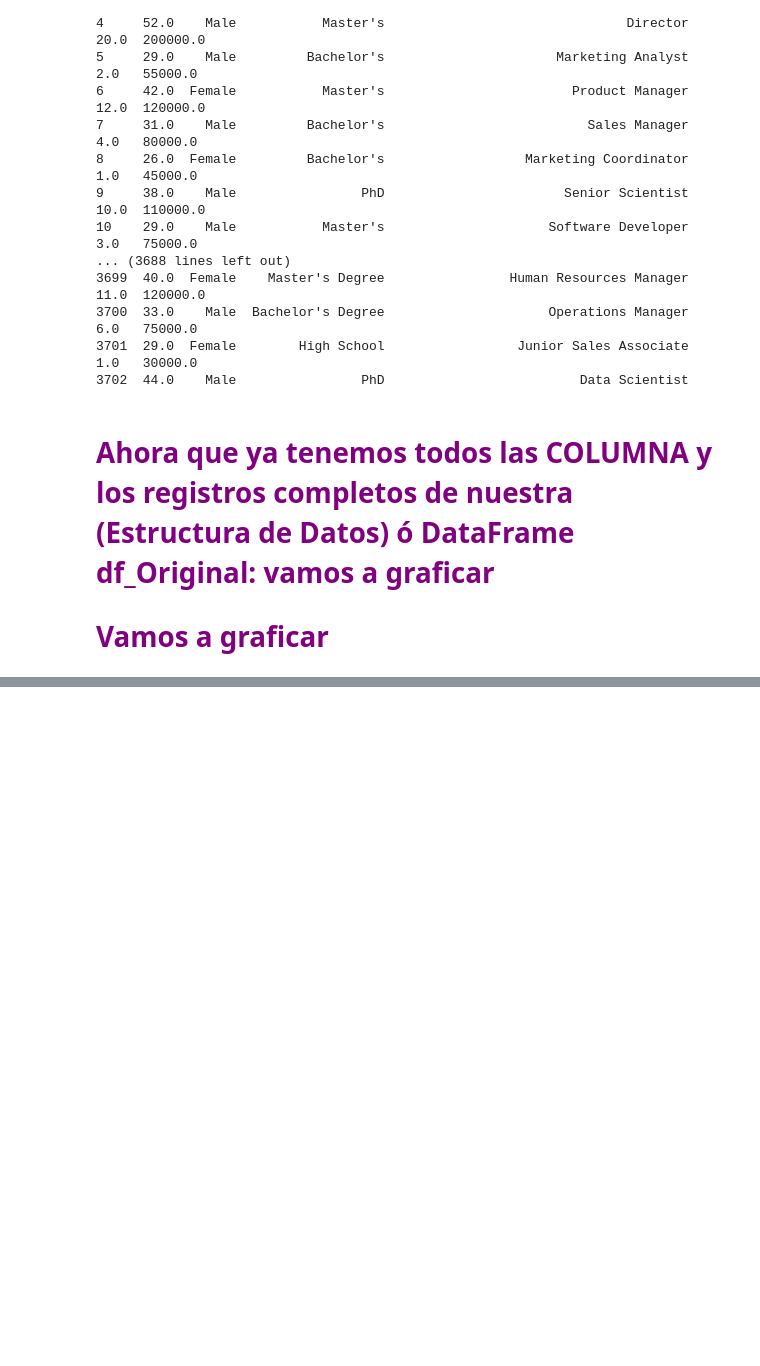
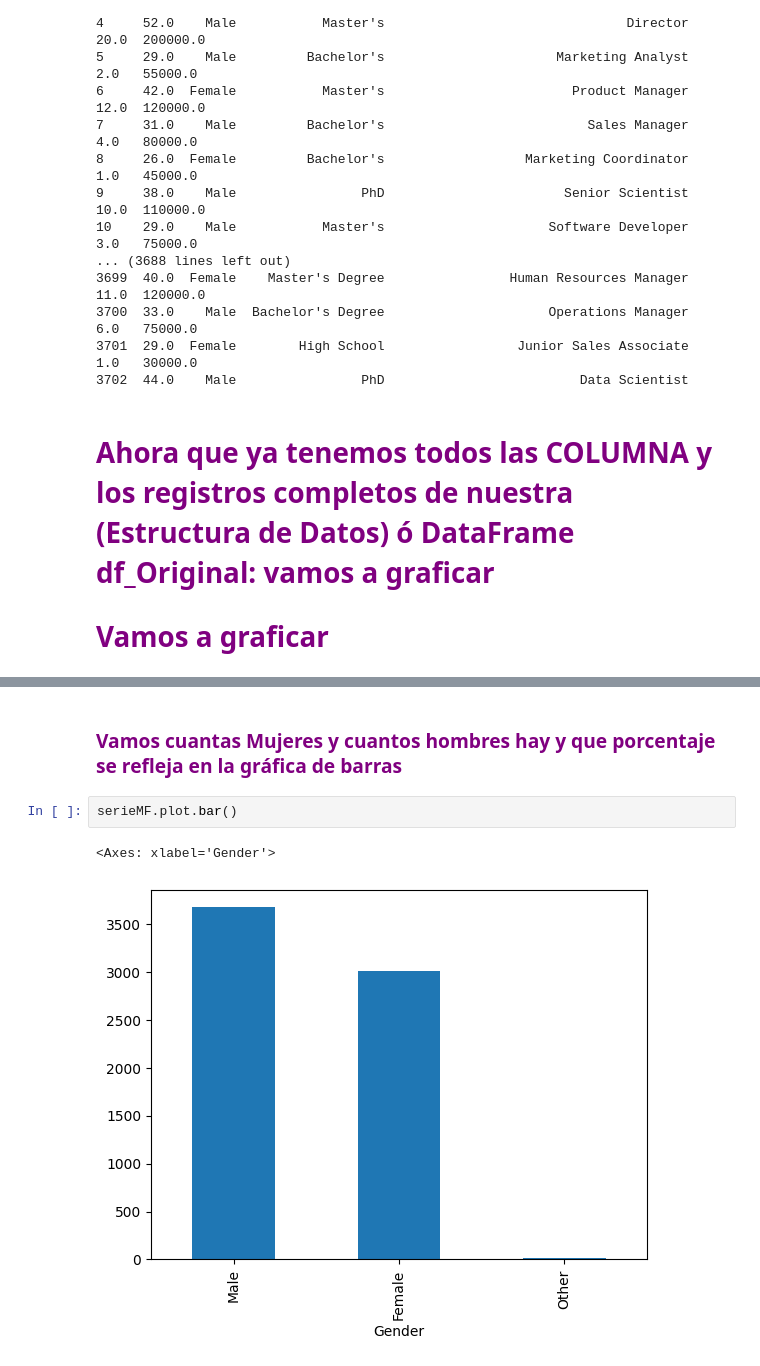
Before and after one commit to mapkopecko/Python-3-Intermedio, a Jupyter notebook: Analisis_De_Datos_DB_Salary_Data.ipynb, the cells around one changed output, grey strips where cells are left out. Drawn from its saved outputs; the diff is of its cells as text; blank space fills up the shorter version.

```diff
--- a/Analisis_De_Datos_DB_Salary_Data.ipynb
+++ b/Analisis_De_Datos_DB_Salary_Data.ipynb
@@ -1075,0 +1078,7 @@ serieMF.plot.pie()
+# %% [markdown]
+### <span style="color:#800080">Vamos cuantas Mujeres y cuantos hombres hay y que porcentaje se refleja en la gráfica de barras</span>
+# %%
+serieMF.plot.bar()
+# %% [output]
+<Axes: xlabel='Gender'>
+[figure, added]
```
Also changed, not shown: parts of 4 cells of this notebook.
